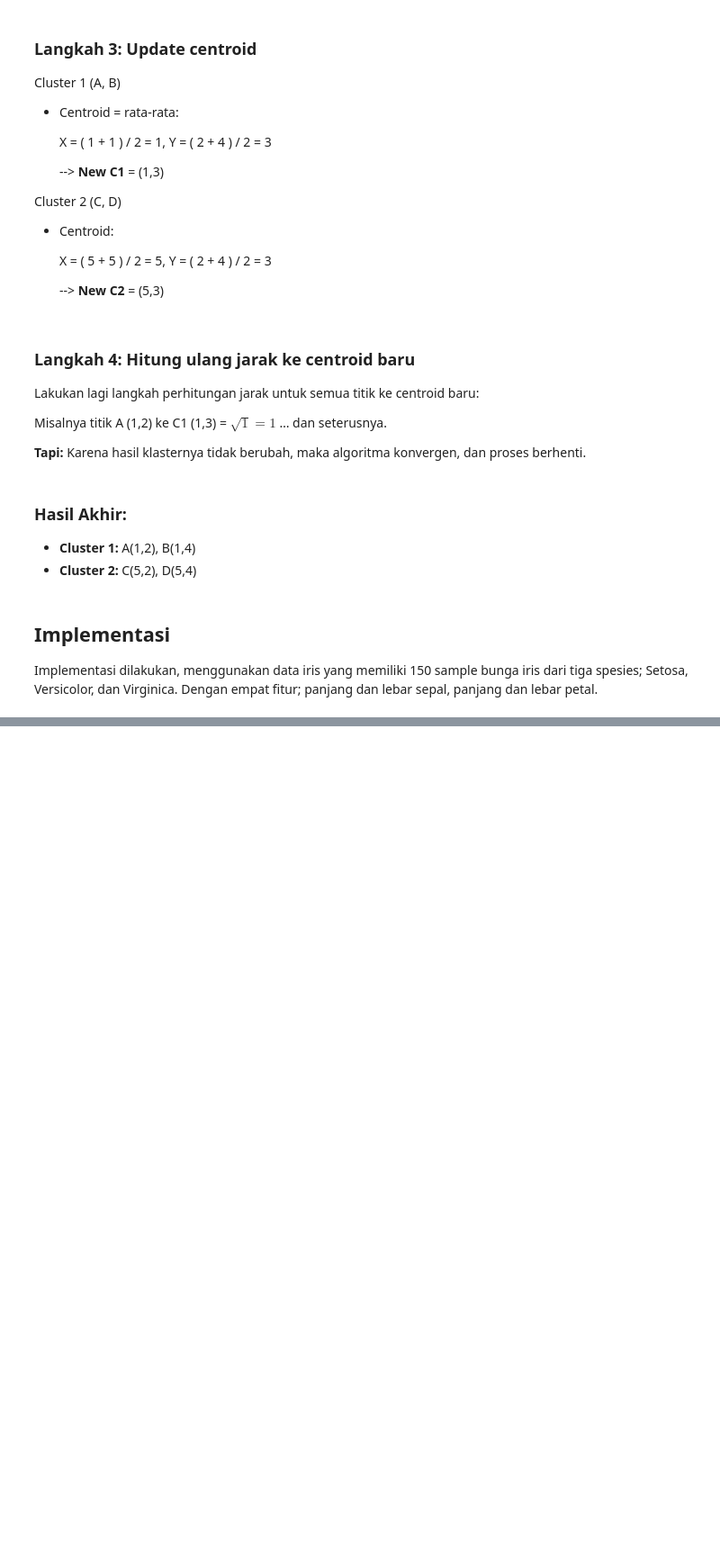
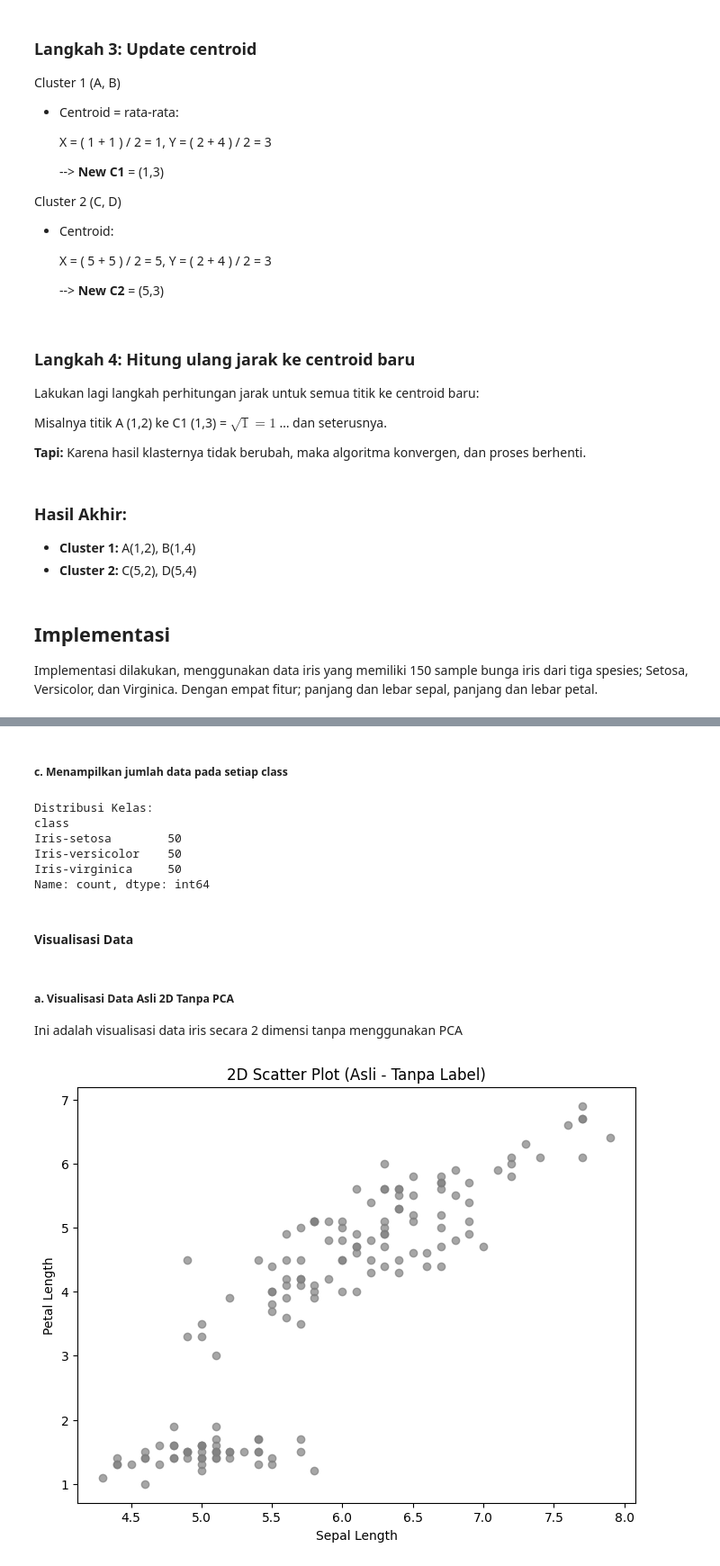
Before and after one commit to Pras7804/pendata, a Jupyter notebook: _sources/Kmeans.ipynb, the cells around one changed output, grey strips where cells are left out. Shown: that part at 90% size. Cells and saved outputs as stored; diff of their text form; code cells hidden in the pictures; blank space fills up the shorter version.

```diff
--- a/_sources/Kmeans.ipynb
+++ b/_sources/Kmeans.ipynb
@@ -479,0 +299,5 @@ plt.show()
+# %%
+df_combined = pd.merge(df_postgres, df_mysql.drop(columns=['class']), on="id", how="inner")
+
+print("\nData gabungan:")
+print(df_combined)
@@ -479,0 +320,31 @@ plt.show()
+# %% [markdown]
+##### **c. Menampilkan jumlah data pada setiap class**
+# %%
+print("\nDistribusi Kelas:")
+print(df_combined['class'].value_counts())
+# %% [output]
+Distribusi Kelas:
+class
+Iris-setosa        50
+Iris-versicolor    50
+Iris-virginica     50
+Name: count, dtype: int64
+# %% [markdown]
+#### **Visualisasi Data**
+# %% [markdown]
+##### **a. Visualisasi Data Asli 2D Tanpa PCA**
+
+Ini adalah visualisasi data iris secara 2 dimensi tanpa menggunakan PCA
+# %%
+plt.figure(figsize=(8,6))
+plt.scatter(
+    df_combined['sepal_length'],
+    df_combined['petal_length'],
+    color='gray', alpha=0.7
+)
+plt.title('2D Scatter Plot (Asli - Tanpa Label)')
+plt.xlabel('Sepal Length')
+plt.ylabel('Petal Length')
+plt.show()
+# %% [output]
+[figure, added]
```
Also changed, not shown: parts of 87 cells of this notebook, 12 other files.
